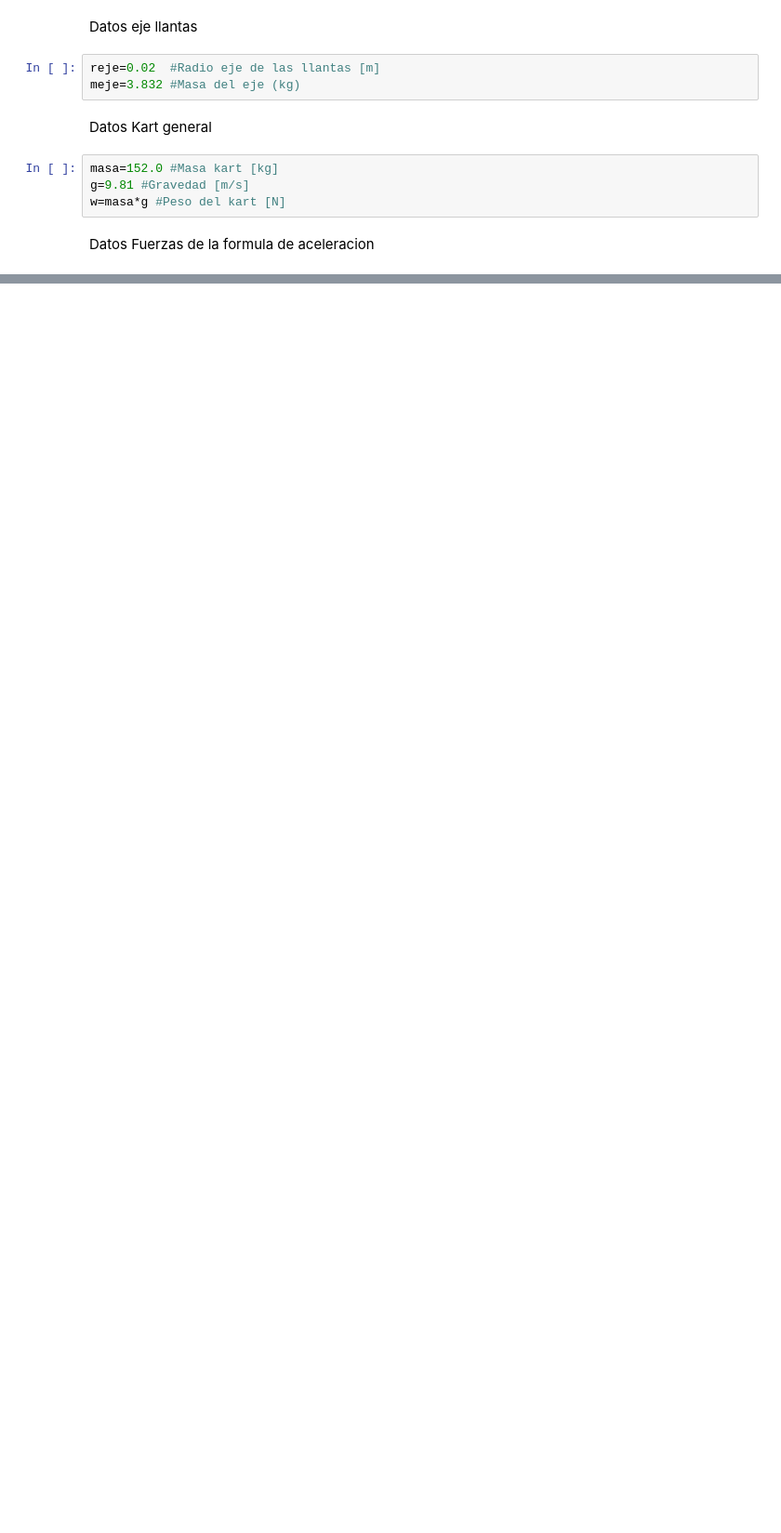
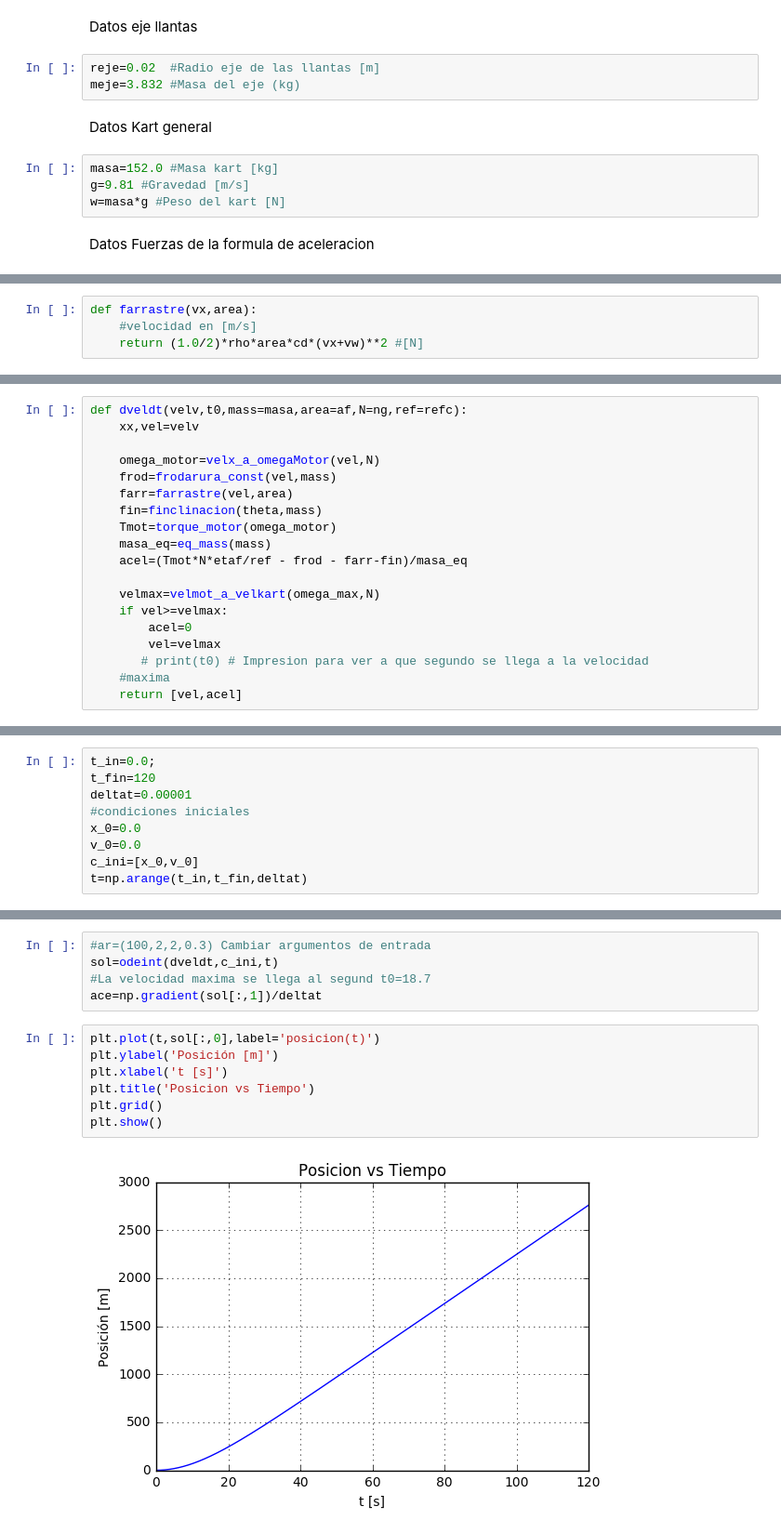
Before and after one commit to jrod781/Herramientas-Computacionales-IMEC3602, a Jupyter notebook: 03_taller02/taller2.ipynb, the cells around one changed output, grey strips where cells are left out. Shown at 93% size. Drawn from its saved outputs; the diff is of its cells as text; blank space fills up the shorter version.

```diff
--- a/03_taller02/taller2.ipynb
+++ b/03_taller02/taller2.ipynb
@@ -32,0 +117,4 @@ af=(dll*alj)/2 #Area frontal kart (m^2)
+# %%
+def farrastre(vx,area):
+    #velocidad en [m/s]
+    return (1.0/2)*rho*area*cd*(vx+vw)**2 #[N]
@@ -32,0 +170,19 @@ af=(dll*alj)/2 #Area frontal kart (m^2)
+# %%
+def dveldt(velv,t0,mass=masa,area=af,N=ng,ref=refc):
+    xx,vel=velv
+
+    omega_motor=velx_a_omegaMotor(vel,N)
+    frod=frodarura_const(vel,mass)
+    farr=farrastre(vel,area)
+    fin=finclinacion(theta,mass)
+    Tmot=torque_motor(omega_motor)
+    masa_eq=eq_mass(mass)
+    acel=(Tmot*N*etaf/ref - frod - farr-fin)/masa_eq
+
+    velmax=velmot_a_velkart(omega_max,N)
+    if vel>=velmax:
+        acel=0
+        vel=velmax
+       # print(t0) # Impresion para ver a que segundo se llega a la velocidad
+    #maxima
+    return [vel,acel]
@@ -32,0 +191,9 @@ af=(dll*alj)/2 #Area frontal kart (m^2)
+# %%
+t_in=0.0;
+t_fin=120
+deltat=0.00001
+#condiciones iniciales
+x_0=0.0
+v_0=0.0
+c_ini=[x_0,v_0]
+t=np.arange(t_in,t_fin,deltat)
@@ -32,0 +202,14 @@ af=(dll*alj)/2 #Area frontal kart (m^2)
+# %%
+#ar=(100,2,2,0.3) Cambiar argumentos de entrada
+sol=odeint(dveldt,c_ini,t)
+#La velocidad maxima se llega al segund t0=18.7
+ace=np.gradient(sol[:,1])/deltat
+# %%
+plt.plot(t,sol[:,0],label='posicion(t)')
+plt.ylabel('Posición [m]')
+plt.xlabel('t [s]')
+plt.title('Posicion vs Tiempo')
+plt.grid()
+plt.show()
+# %% [output]
+[figure, added]
```
Also changed, not shown: parts of 92 cells of this notebook, 1 other file.
